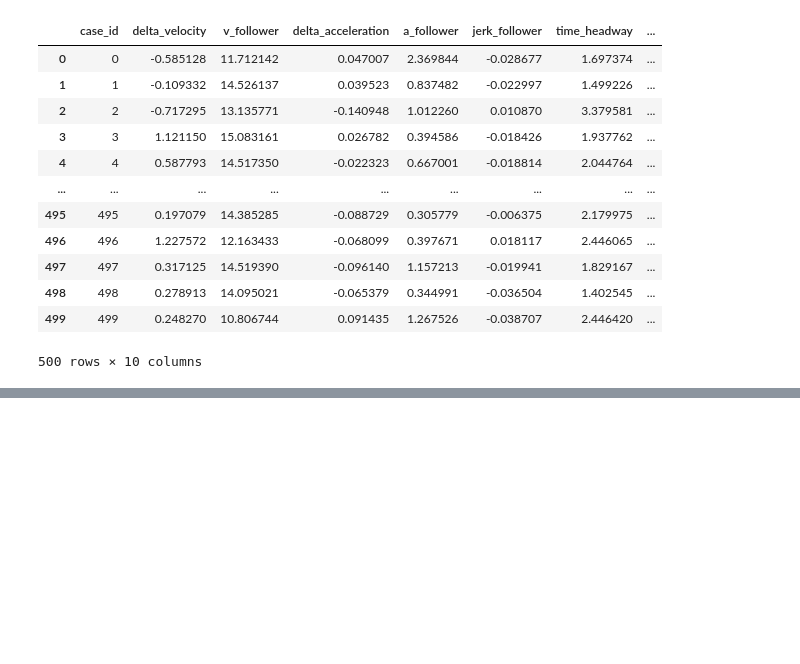
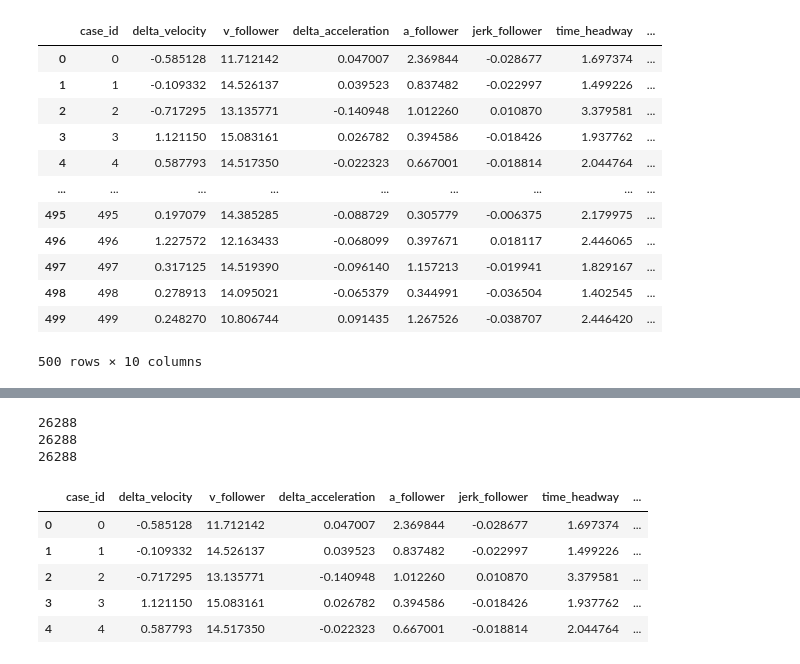
Before and after one commit to romanzy313/car-following-project, a Jupyter notebook: src/LSTM.ipynb, the cells around one changed output, grey strips where cells are left out. Drawn from its saved outputs; the diff is of its cells as text; code cells hidden in the pictures; blank space fills up the shorter version.

Commit message:
Edited the cluster function, model prediction

```diff
--- a/src/LSTM.ipynb
+++ b/src/LSTM.ipynb
@@ -275,3 +219,19 @@ The average silhouette_score is : 0.5786472697027952
+# %%
+# length of the labels
+print(len(labels))# LENGTH OF THE PCA DATA
+print(len(pca_data))
+print(len(clustered_data))
+clustered_data.head()
+# %% [output]
+26288
+26288
+26288
+|  | case_id | delta_velocity | v_follower | delta_acceleration | a_follower | jerk_follower | time_headway | ... |
+| 0 | 0 | -0.585128 | 11.712142 | 0.047007 | 2.369844 | -0.028677 | 1.697374 | ... |
+| 1 | 1 | -0.109332 | 14.526137 | 0.039523 | 0.837482 | -0.022997 | 1.499226 | ... |
+| 2 | 2 | -0.717295 | 13.135771 | -0.140948 | 1.012260 | 0.010870 | 3.379581 | ... |
+| 3 | 3 | 1.121150 | 15.083161 | 0.026782 | 0.394586 | -0.018426 | 1.937762 | ... |
+| 4 | 4 | 0.587793 | 14.517350 | -0.022323 | 0.667001 | -0.018814 | 2.044764 | ... |
 # %%
 import torch
 import torch.nn as nn
```
Also changed, not shown: parts of 10 cells of this notebook, 1 other file.
